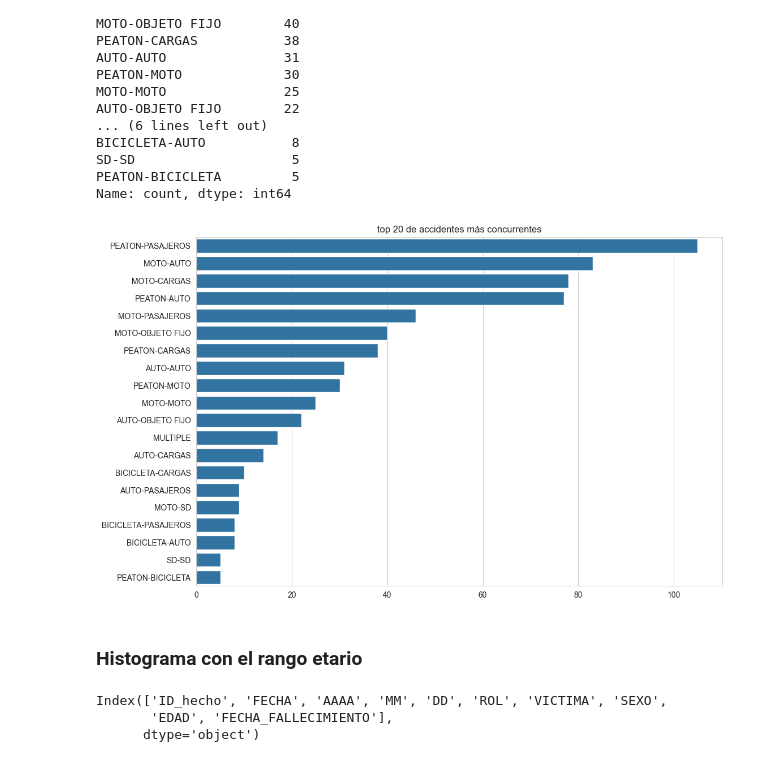
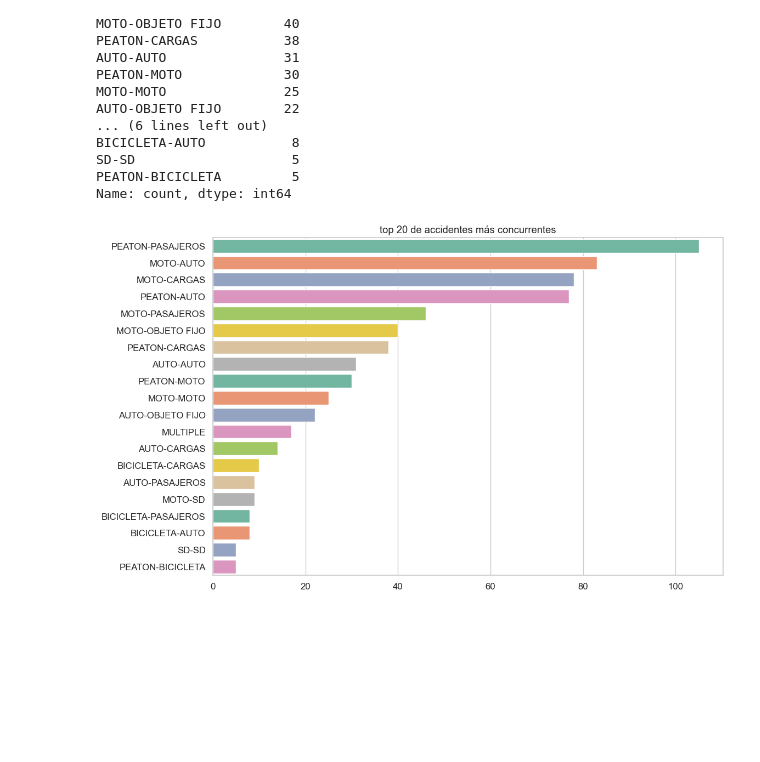
Before and after one commit to facu-corvalan/Siniestros_viales, a Jupyter notebook: EDA.ipynb, the cells around one changed output. Drawn from its saved outputs; the diff is of its cells as text; code cells hidden in the pictures; blank space fills up the shorter version.

```diff
--- a/EDA.ipynb
+++ b/EDA.ipynb
@@ -56,0 +136,13 @@ plt.show()
+# %%
+sns.set(style='whitegrid', palette='deep', font_scale=1.1, rc={"figure.figsize": [8, 5]})
+
+sns.displot(
+    data=victimas,
+    x='EDAD',
+    bins=20,
+    kde=False,
+    alpha=1,  # Esto establece la transparencia directamente
+    stat='density'  # Cambia 'density' a 'count' si prefieres mostrar el conteo
+).set(xlabel='Rango Etario', ylabel='')  # O cambia a 'Count' si usas 'stat=count'
+
+plt.show()
@@ -56,0 +179,28 @@ plt.show()
+# %%
+# Convierte 'fecha' en formato datetime.
+hechos['FECHA'] = pd.to_datetime(hechos['FECHA'])
+
+# Agregar una columna 'año' para extraer el año de la fecha
+hechos['año'] = hechos['FECHA'].dt.year
+
+# Contar la cantidad de accidentes por tipo de acusado y año
+accidentes_por_acusado_y_año = hechos.groupby(['ACUSADO', 'año']).size().reset_index(name='cantidad_accidentes')
+
+# Seleccionar los 10 tipos de acusados con más accidentes
+top_7_acusados = accidentes_por_acusado_y_año.groupby('ACUSADO')['cantidad_accidentes'].sum().nlargest(7).index
+
+# Crear un lineplot para comparar la cantidad de accidentes por acusado en función del año
+plt.figure(figsize=(10, 6))
+
+# Lista de colores para trazar las líneas
+colores = ['steelblue', 'darkorange', 'green', 'red', 'purple', 'brown', 'pink']
+
+for acusado, color in zip(top_7_acusados, colores):
+    subset = accidentes_por_acusado_y_año[accidentes_por_acusado_y_año['ACUSADO'] == acusado]
+    sns.lineplot(data=subset, x='año', y='cantidad_accidentes', label=acusado, marker='o', color=color)
+
+plt.xlabel('Año')
+plt.ylabel('Cantidad de Accidentes')
+plt.title('Comparación de los Top 7 Acusados con Más Accidentes en Función del Año')
+plt.legend(loc='upper right')
+plt.show()
@@ -87,18 +248,10 @@ PEATON-BICICLETA         5
 Name: count, dtype: int64
 # %%
 plt.figure(figsize=(12, 8))
-sns.barplot(y=top_participantes.index, x=top_participantes.values)
+sns.barplot(y=top_participantes.index, x=top_participantes.values, palette="Set2")
 plt.xlabel('')
 plt.ylabel('')
 plt.title('top 20 de accidentes más concurrentes')
 plt.show()
 # %% [output]
-[figure, old version]
+[figure, new version]
-# %% [markdown]
-### Histograma con el rango etario
-# %%
-victimas.columns
-# %% [output]
-Index(['ID_hecho', 'FECHA', 'AAAA', 'MM', 'DD', 'ROL', 'VICTIMA', 'SEXO',
-       'EDAD', 'FECHA_FALLECIMIENTO'],
-      dtype='object')
```
Also changed, not shown: parts of 35 cells of this notebook, 4 other files.
